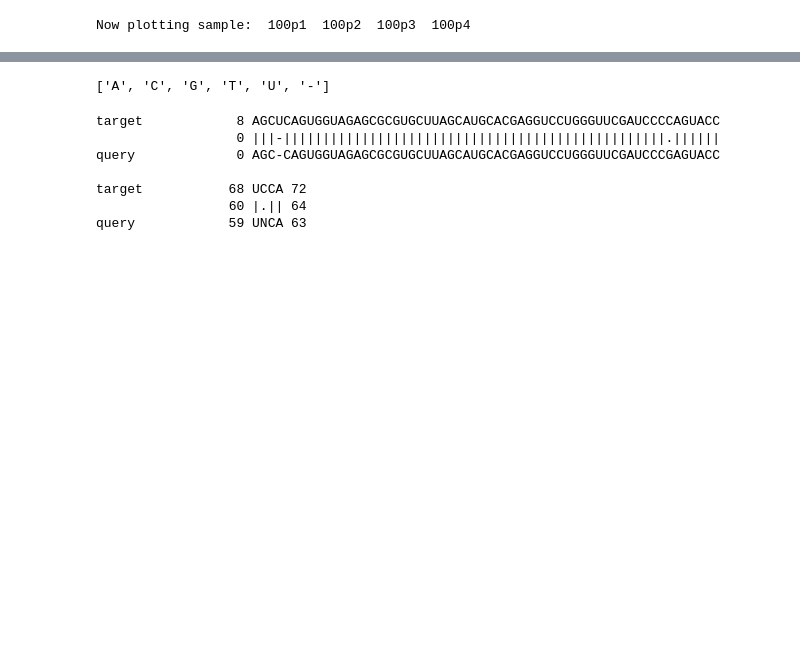
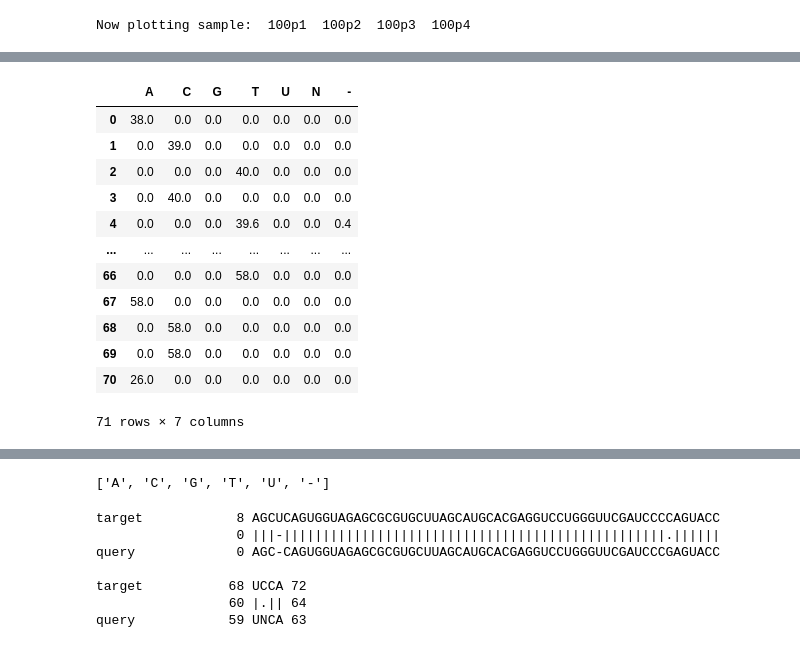
Before and after one commit to krdav/tRNA-charge-seq, a Jupyter notebook: projects/tRNAseq_third-gen/process_data.ipynb, the cells around one changed output, grey strips where cells are left out. Cells and saved outputs as stored; diff of their text form; code cells hidden in the pictures; blank space fills up the shorter version.

```diff
--- a/projects/tRNAseq_third-gen/process_data.ipynb
+++ b/projects/tRNAseq_third-gen/process_data.ipynb
@@ -66,6 +66,7 @@ BC_dir = 'BC_split'
 UMI_dir = 'UMI_trimmed'
 align_dir = 'SWalign'
 stats_dir = 'stats_collection'
+TM_dir = 'transcript_mutations'
 plotting_dir = 'plotting'
 tRNA_database = dict()
 tRNA_database['human'] = '{}/utils/tRNA_database/human/hg38-tRNAs.fa'.format(homedir)
@@ -123,6 +124,7 @@ dir_dict = dict(NBdir = NBdir,
                 UMI_dir = UMI_dir,
                 align_dir = align_dir,
                 stats_dir = stats_dir,
+                TM_dir = TM_dir,
                 plotting_dir = plotting_dir)
 # %%
 # Run AdapterRemoval:
@@ -327,0 +475,6 @@ class TM_analysis:
+# %%
+### Perform transcript mutation analysis ###
+TM_obj = TM_analysis(dir_dict, sample_df, tRNA_database, pull_default=True)
+TM_dir_abs = TM_obj.make_dir(overwrite=True)
+
+TM_obj.find_muts(n_jobs=4)
@@ -327,0 +485,16 @@ class TM_analysis:
+# %%
+TM_obj.tr_muts['human']['Homo_sapiens_mito_tRNA-Gly-TCC']['PSCM']
+# %% [output]
+|  | A | C | G | T | U | N | - |
+| 0 | 38.0 | 0.0 | 0.0 | 0.0 | 0.0 | 0.0 | 0.0 |
+| 1 | 0.0 | 39.0 | 0.0 | 0.0 | 0.0 | 0.0 | 0.0 |
+| 2 | 0.0 | 0.0 | 0.0 | 40.0 | 0.0 | 0.0 | 0.0 |
+| 3 | 0.0 | 40.0 | 0.0 | 0.0 | 0.0 | 0.0 | 0.0 |
+| 4 | 0.0 | 0.0 | 0.0 | 39.6 | 0.0 | 0.0 | 0.4 |
+| ... | ... | ... | ... | ... | ... | ... | ... |
+| 66 | 0.0 | 0.0 | 0.0 | 58.0 | 0.0 | 0.0 | 0.0 |
+| 67 | 58.0 | 0.0 | 0.0 | 0.0 | 0.0 | 0.0 | 0.0 |
+| 68 | 0.0 | 58.0 | 0.0 | 0.0 | 0.0 | 0.0 | 0.0 |
+| 69 | 0.0 | 58.0 | 0.0 | 0.0 | 0.0 | 0.0 | 0.0 |
+| 70 | 26.0 | 0.0 | 0.0 | 0.0 | 0.0 | 0.0 | 0.0 |
+71 rows × 7 columns
```
Also changed, not shown: parts of 13 cells of this notebook, 2 other files.
